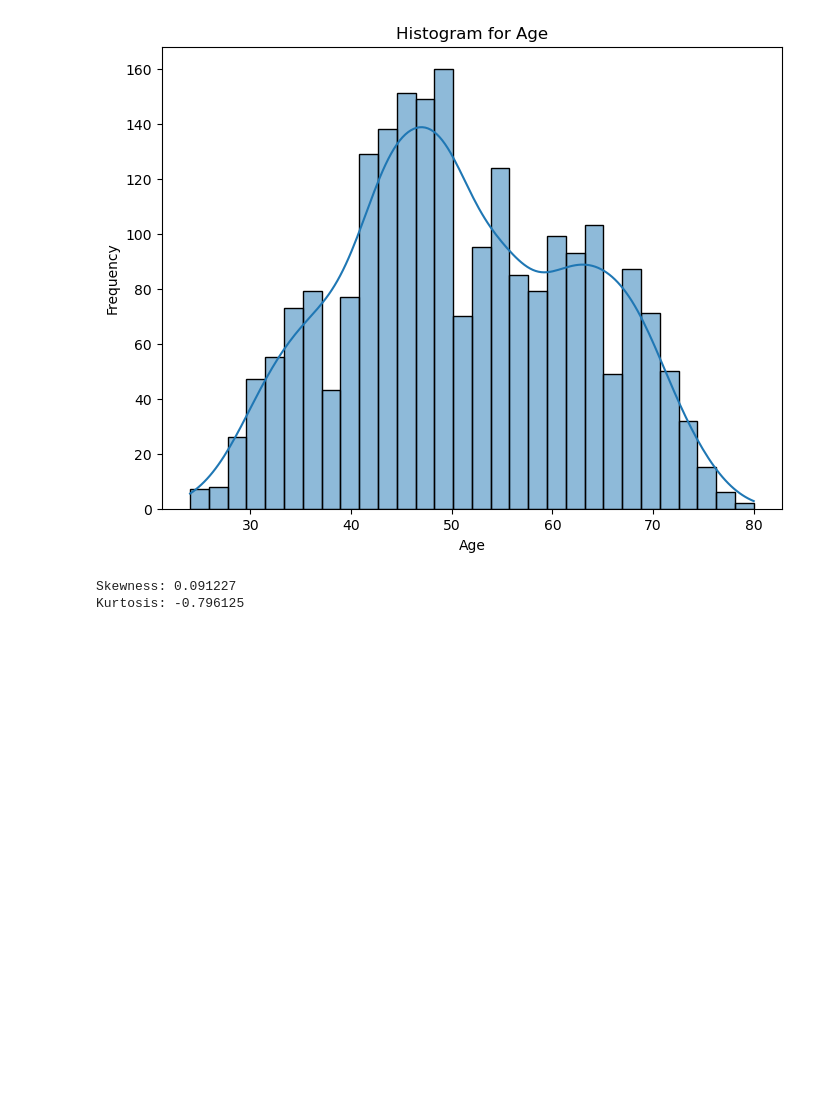
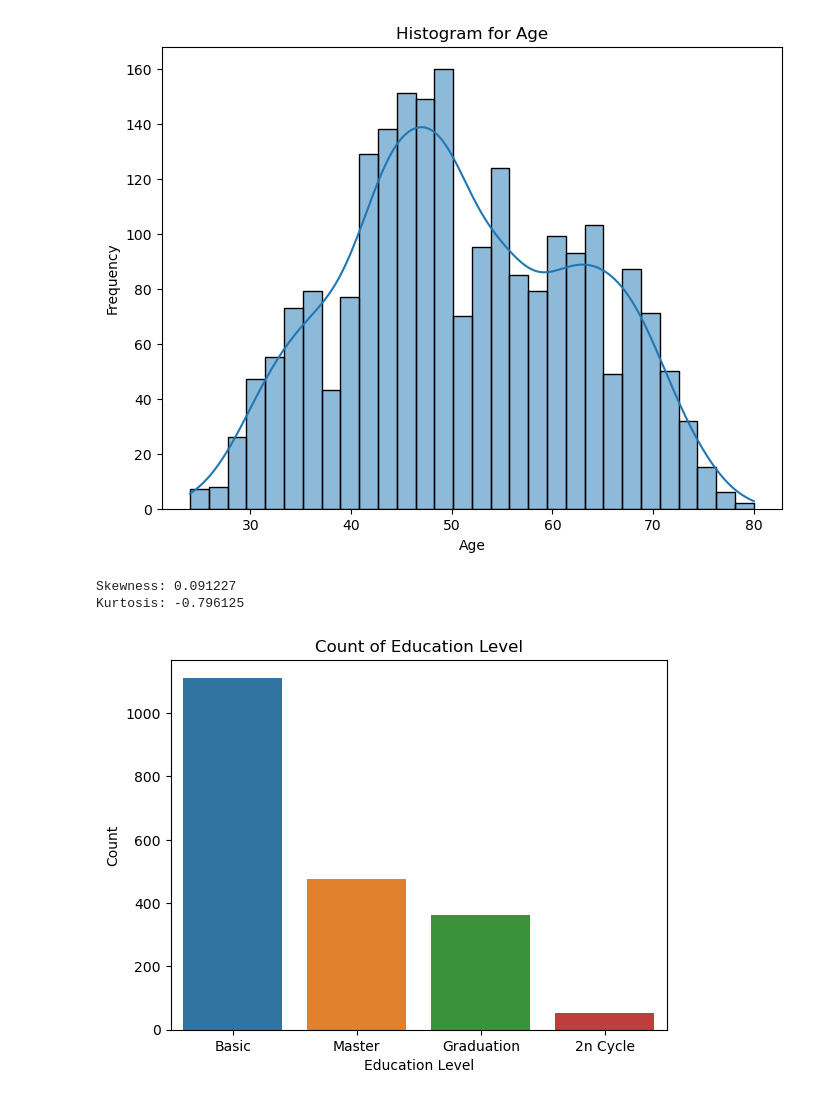
Before and after one commit to Girlingreenn/Retail-Sales-Project, a Jupyter notebook: customer_segmentation.ipynb, the cells around one changed output. Drawn from its saved outputs; the diff is of its cells as text; code cells hidden in the pictures; blank space fills up the shorter version.

```diff
--- a/customer_segmentation.ipynb
+++ b/customer_segmentation.ipynb
@@ -56,3 +57,40 @@ MntTotal                0
 MntRegularProds         0
 AcceptedCmpOverall      0
 dtype: int64
+# %%
+# Replace '1' with '5' and '0' with blank ('') in 'marital_Married' column
+df['marital_Married'] = df['marital_Married'].astype(str).replace({'1': '5', '0': ''})
+
+# Replace '1' with '4' and '0' with blank ('') in 'marital_Single' column
+df['marital_Single'] = df['marital_Single'].astype(str).replace({'1': '4', '0': ''})
+
+# Replace '1' with '3' and '0' with blank ('') in 'marital_Together' column
+df['marital_Together'] = df['marital_Together'].astype(str).replace({'1': '3', '0': ''})
+
+# Replace '1' with '2' and '0' with blank ('') in 'marital_Widow' column
+df['marital_Widow'] = df['marital_Widow'].astype(str).replace({'1': '2', '0': ''})
+
+# Replace '0' with blank ('') in 'marital_Divorced' column
+df['marital_Divorced'] = df['marital_Divorced'].astype(str).replace({'0': ''})
+
+# Now all columns contain different numbers for different marital status, let's concatenate them into one column.
+df['marital_status'] = df['marital_Widow'] + df['marital_Together'] + df['marital_Single'] + df['marital_Married'] + df['marital_Divorced']
+
+# Map numbers into different categorical values.
+df['marital_status'] = df['marital_status'].map({'1': 'Divorced', '2': 'Widow', '3': 'Together', '4': 'Single', '5': 'Married'})
+# %%
+# Replace numbers with corresponding education levels
+df['education_2n Cycle'] = df['education_2n Cycle'].astype(str).replace({'0': ''})
+df['education_Basic'] = df['education_Basic'].astype(str).replace({'1': '2', '0': ''})
+df['education_Graduation'] = df['education_Graduation'].astype(str).replace({'1': '3', '0': ''})
+df['education_Master'] = df['education_Master'].astype(str).replace({'1': '4', '0': ''})
+df['education_PhD'] = df['education_PhD'].astype(str).replace({'1': '5', '0': ''})
+
+# Concatenate columns into a single column
+df['education_level'] = df['education_2n Cycle'] + df['education_Basic'] + df['education_Graduation'] + df['education_Master'] + df['education_PhD']
+
+# Map codes to education levels
+df['education_level'] = df['education_level'].map({'2': '2n Cycle', '3': 'Basic', '4': 'Graduation', '5': 'Master', '': 'PhD'})
+
+# Summing up the number of kids
+df['kids'] = df['Kidhome'] + df['Teenhome']
@@ -159,3 +212,11 @@ print("Kurtosis: %f" % df['Age'].kurt())
 # %% [output]
 Skewness: 0.091227
 Kurtosis: -0.796125
+# %%
+sns.countplot(data=df, x='education_level')
+plt.title('Count of Education Level')
+plt.xlabel('Education Level')
+plt.ylabel('Count')
+plt.show()
+# %% [output]
+[figure, added]
```
Also changed, not shown: parts of 14 cells of this notebook.
